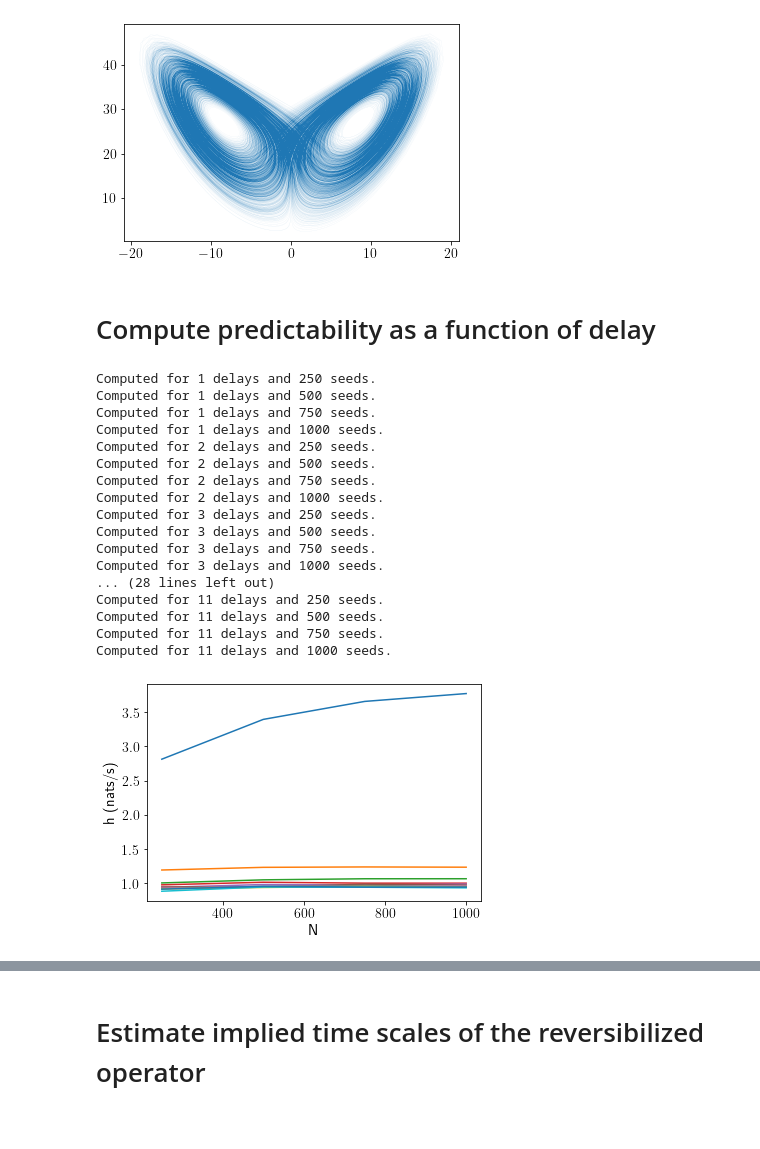
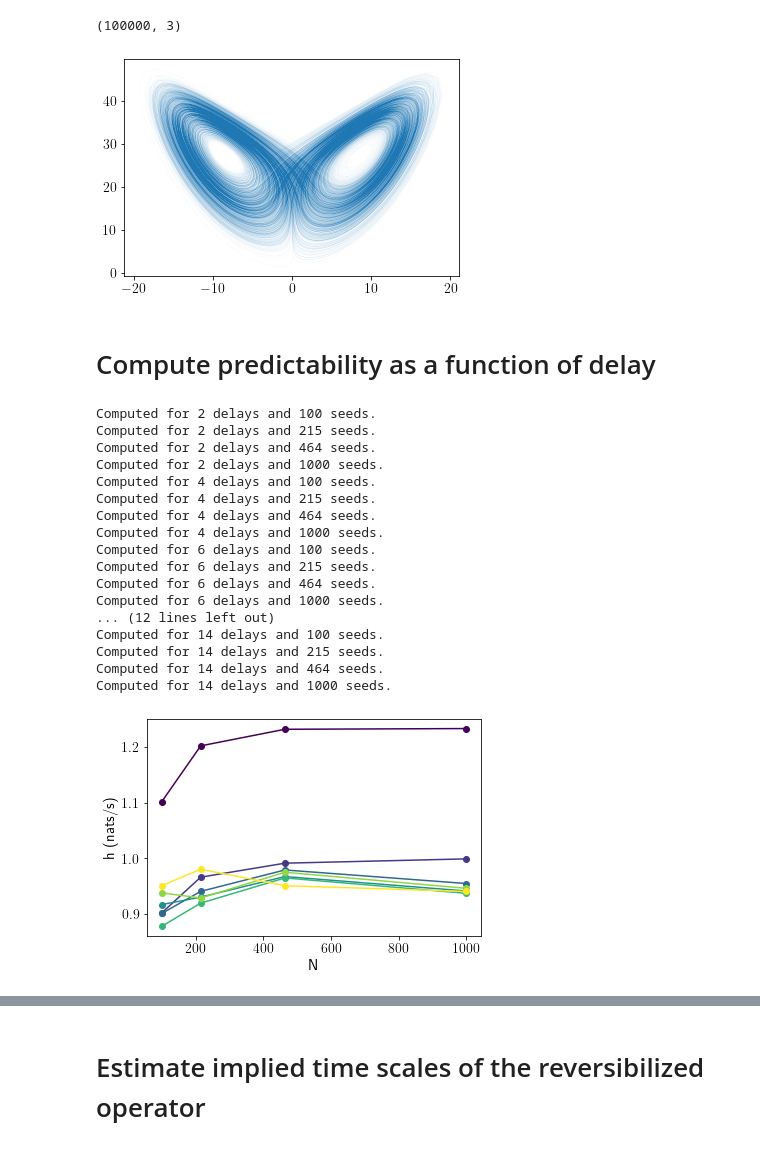
Before and after one commit to AntonioCCosta/maximally_predictive_states, a Jupyter notebook: ExamplePipeline/LorenzExample.ipynb, the cells around one changed output, grey strips where cells are left out. Saved outputs shown, nothing was run; the diff lists cells and outputs as text; code cells hidden in the pictures.

```diff
--- a/ExamplePipeline/LorenzExample.ipynb
+++ b/ExamplePipeline/LorenzExample.ipynb
@@ -34,16 +34,22 @@ def Lorenz(state,t,sigma,rho,beta):
     return [xd, yd, zd]
 dt = 0.02
 frameRate=1/dt
-T = 5000
+T = 2000
+discard_T = 100
+T_total = T+discard_T
 state0 = np.array([-8, -8, 27])
-t = np.linspace(0, T, int(T*frameRate))
+t = np.linspace(0, T_total, int(T_total*frameRate))
 sigma,rho,beta=10,28,8/3
-tseries=np.array(odeint(Lorenz,state0,t,args=(sigma,rho,beta)),dtype=np.float64)[int(len(t)/2):]
+tseries=np.array(odeint(Lorenz,state0,t,args=(sigma,rho,beta)),dtype=np.float64)[int(discard_T/dt):]
+# %%
+tseries.shape
+# %% [output]
+(100000, 3)
 # %%
 plt.plot(tseries[:,0],tseries[:,2],lw=.02)
 plt.show()
 # %% [output]
-[figure, old version]
+[figure, new version]
 # %% [markdown]
 # Compute predictability as a function of delay
 # %%
@@ -51,8 +57,8 @@ X = tseries[:,0].reshape((tseries.shape[0],1)) #take x variable only
 # %%
 #to get error estimates in the manuscript we split the trajectory into non-overlapping segments
 
-n_seed_range=np.arange(250,1100,250) #number of partitions to examine
-range_Ks =  np.arange(1,12,dtype=int) #range of delays to study
+n_seed_range=np.array(np.logspace(2,3,4),dtype=int) #number of partitions to examine
+range_Ks =  np.arange(2,16,2,dtype=int) #range of delays to study
 h_K=np.zeros((len(range_Ks),len(n_seed_range)))
 for k,K in enumerate(range_Ks):
     traj_matrix = embed.trajectory_matrix(ma.masked_invalid(X),K=K-1)
@@ -62,28 +68,30 @@ for k,K in enumerate(range_Ks):
         h_K[k,ks]=h
         print('Computed for {} delays and {} seeds.'.format(K,n_seeds))
 # %% [output]
-Computed for 1 delays and 250 seeds.
-Computed for 1 delays and 500 seeds.
-Computed for 1 delays and 750 seeds.
-Computed for 1 delays and 1000 seeds.
-Computed for 2 delays and 250 seeds.
-Computed for 2 delays and 500 seeds.
-Computed for 2 delays and 750 seeds.
+Computed for 2 delays and 100 seeds.
+Computed for 2 delays and 215 seeds.
+Computed for 2 delays and 464 seeds.
 Computed for 2 delays and 1000 seeds.
-Computed for 3 delays and 250 seeds.
-Computed for 3 delays and 500 seeds.
-Computed for 3 delays and 750 seeds.
-Computed for 3 delays and 1000 seeds.
-... (28 lines left out)
-Computed for 11 delays and 250 seeds.
-Computed for 11 delays and 500 seeds.
-Computed for 11 delays and 750 seeds.
-Computed for 11 delays and 1000 seeds.
+Computed for 4 delays and 100 seeds.
+Computed for 4 delays and 215 seeds.
+Computed for 4 delays and 464 seeds.
+Computed for 4 delays and 1000 seeds.
+Computed for 6 delays and 100 seeds.
+Computed for 6 delays and 215 seeds.
+Computed for 6 delays and 464 seeds.
+Computed for 6 delays and 1000 seeds.
+... (12 lines left out)
+Computed for 14 delays and 100 seeds.
+Computed for 14 delays and 215 seeds.
+Computed for 14 delays and 464 seeds.
+Computed for 14 delays and 1000 seeds.
 # %%
-plt.plot(n_seed_range,h_K.T)
+colors_K = plt.cm.viridis(np.linspace(0,1,len(range_Ks)))
+for k,K in enumerate(range_Ks):
+    plt.plot(n_seed_range,h_K[k],c=colors_K[k],marker='o')
 plt.xlabel('N',fontsize=15)
 plt.ylabel('h (nats/s)',fontsize=15)
 plt.show()
 # %% [output]
-[figure, old version]
+[figure, new version]
 # %%
```
Also changed, not shown: parts of 9 cells of this notebook, 1 other file.
